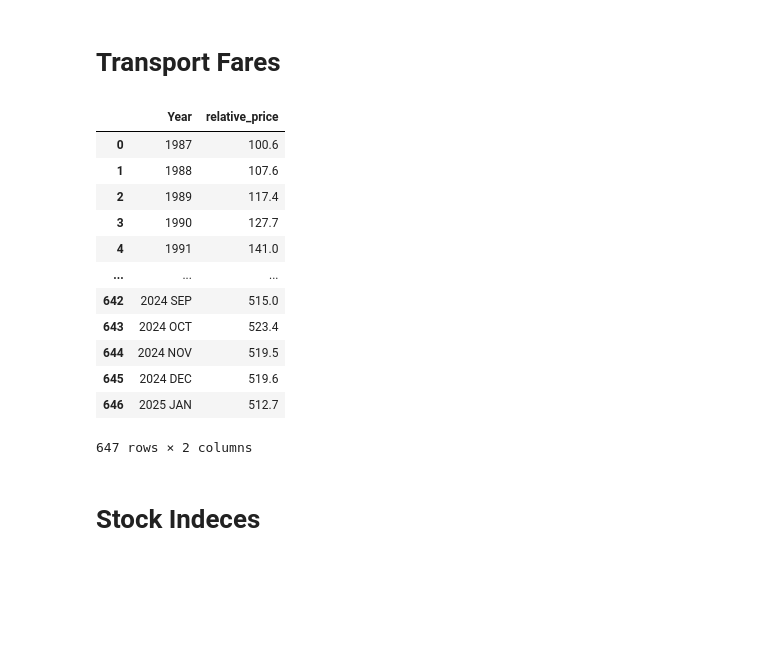
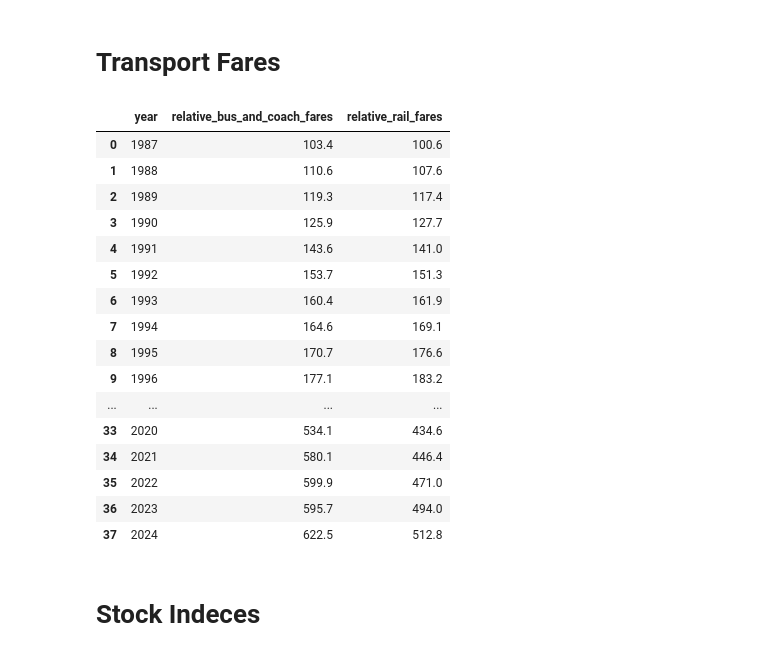
Before and after one commit to avekassy1/tfl-price-visualisations, a Jupyter notebook: src/notebooks/preprocessing.ipynb, the cells around one changed output. Saved outputs shown, nothing was run; the diff lists cells and outputs as text; code cells hidden in the pictures; blank space fills up the shorter version.

Commit message:
combine transport fares into one csv

```diff
--- a/src/notebooks/preprocessing.ipynb
+++ b/src/notebooks/preprocessing.ipynb
@@ -15,22 +15,36 @@ PosixPath('/Users/avekassy/Desktop/codingProjects/visualisations/tfl-price-visua
 bus_and_coach_fares = pd.read_csv(TRANSPORT_FARES_DIR / "raw" / "bus_and_coach_fares.csv", skiprows=7)
 rail_fares = pd.read_csv(TRANSPORT_FARES_DIR / "raw" / "rail_fares.csv", skiprows=7)
 tfl_fares = pd.read_csv(TRANSPORT_FARES_DIR / "raw" / "TfLHistoricalFares2000to2025.csv")
-# %%
-rail_fares
-# %% [output]
-|  | Year | relative_price |
-| 0 | 1987 | 100.6 |
-| 1 | 1988 | 107.6 |
-| 2 | 1989 | 117.4 |
-| 3 | 1990 | 127.7 |
-| 4 | 1991 | 141.0 |
-| ... | ... | ... |
-| 642 | 2024 SEP | 515.0 |
-| 643 | 2024 OCT | 523.4 |
-| 644 | 2024 NOV | 519.5 |
-| 645 | 2024 DEC | 519.6 |
-| 646 | 2025 JAN | 512.7 |
-647 rows × 2 columns
+# %%
+n_rows = 2024 - int(rail_fares.iloc[0].year) + 1
+
+rail_fares = rail_fares.iloc[:n_rows]
+rail_fares["year"] = rail_fares["year"].astype(int)
+
+bus_and_coach_fares = bus_and_coach_fares.iloc[:n_rows]
+bus_and_coach_fares["year"] = bus_and_coach_fares["year"].astype(int)
+# %%
+combined_fares = bus_and_coach_fares.merge(rail_fares, on='year')
+combined_fares = combined_fares.merge(tfl_fares, on='year')
+combined_fares
+# %% [output]
+|  | year | relative_bus_and_coach_fares | relative_rail_fares |
+| 0 | 1987 | 103.4 | 100.6 |
+| 1 | 1988 | 110.6 | 107.6 |
+| 2 | 1989 | 119.3 | 117.4 |
+| 3 | 1990 | 125.9 | 127.7 |
+| 4 | 1991 | 143.6 | 141.0 |
+| 5 | 1992 | 153.7 | 151.3 |
+| 6 | 1993 | 160.4 | 161.9 |
+| 7 | 1994 | 164.6 | 169.1 |
+| 8 | 1995 | 170.7 | 176.6 |
+| 9 | 1996 | 177.1 | 183.2 |
+| ... | ... | ... | ... |
+| 33 | 2020 | 534.1 | 434.6 |
+| 34 | 2021 | 580.1 | 446.4 |
+| 35 | 2022 | 599.9 | 471.0 |
+| 36 | 2023 | 595.7 | 494.0 |
+| 37 | 2024 | 622.5 | 512.8 |
 # %% [markdown]
 # Stock Indeces
 # %%
```
Also changed, not shown: 3 other files.
